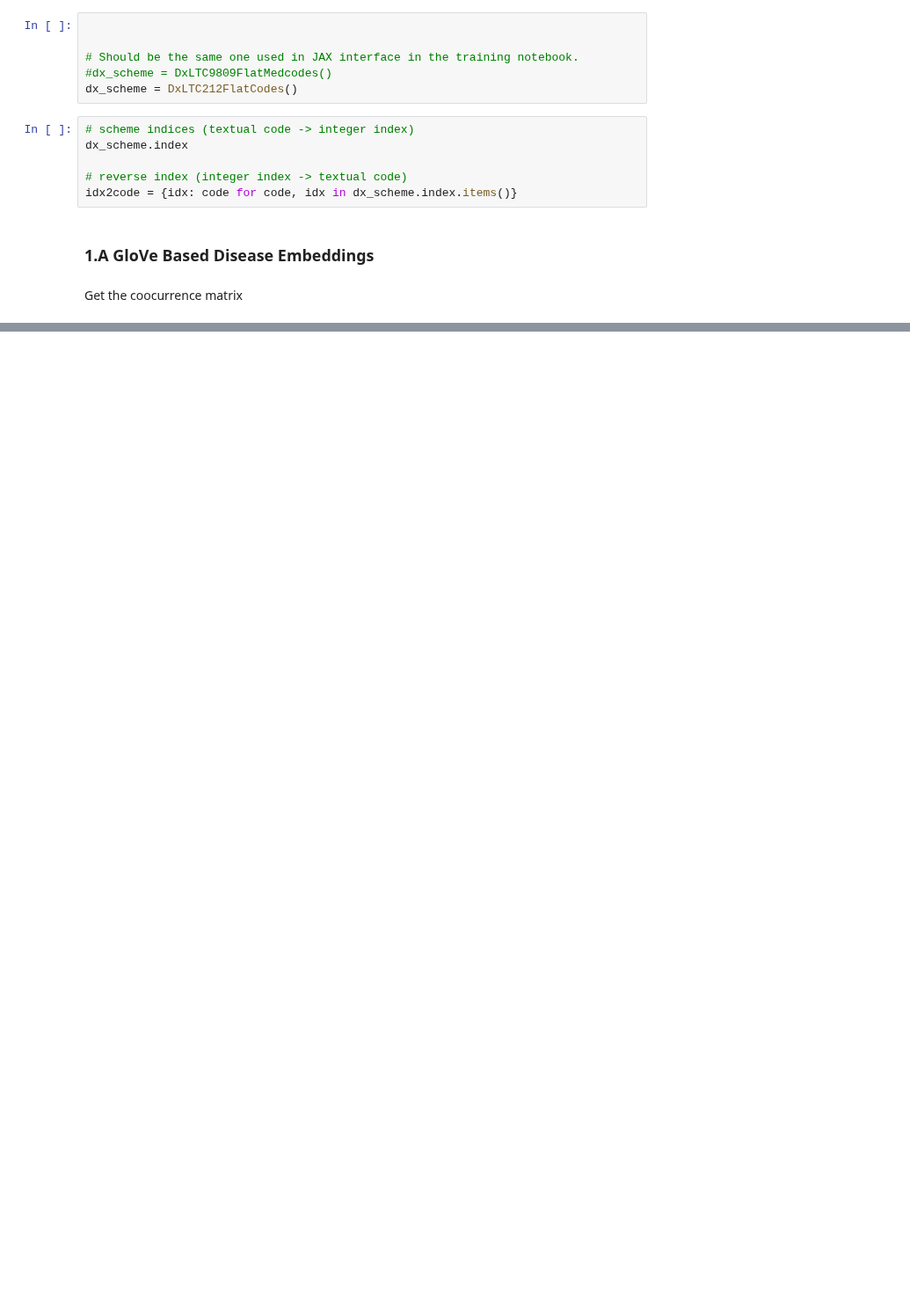
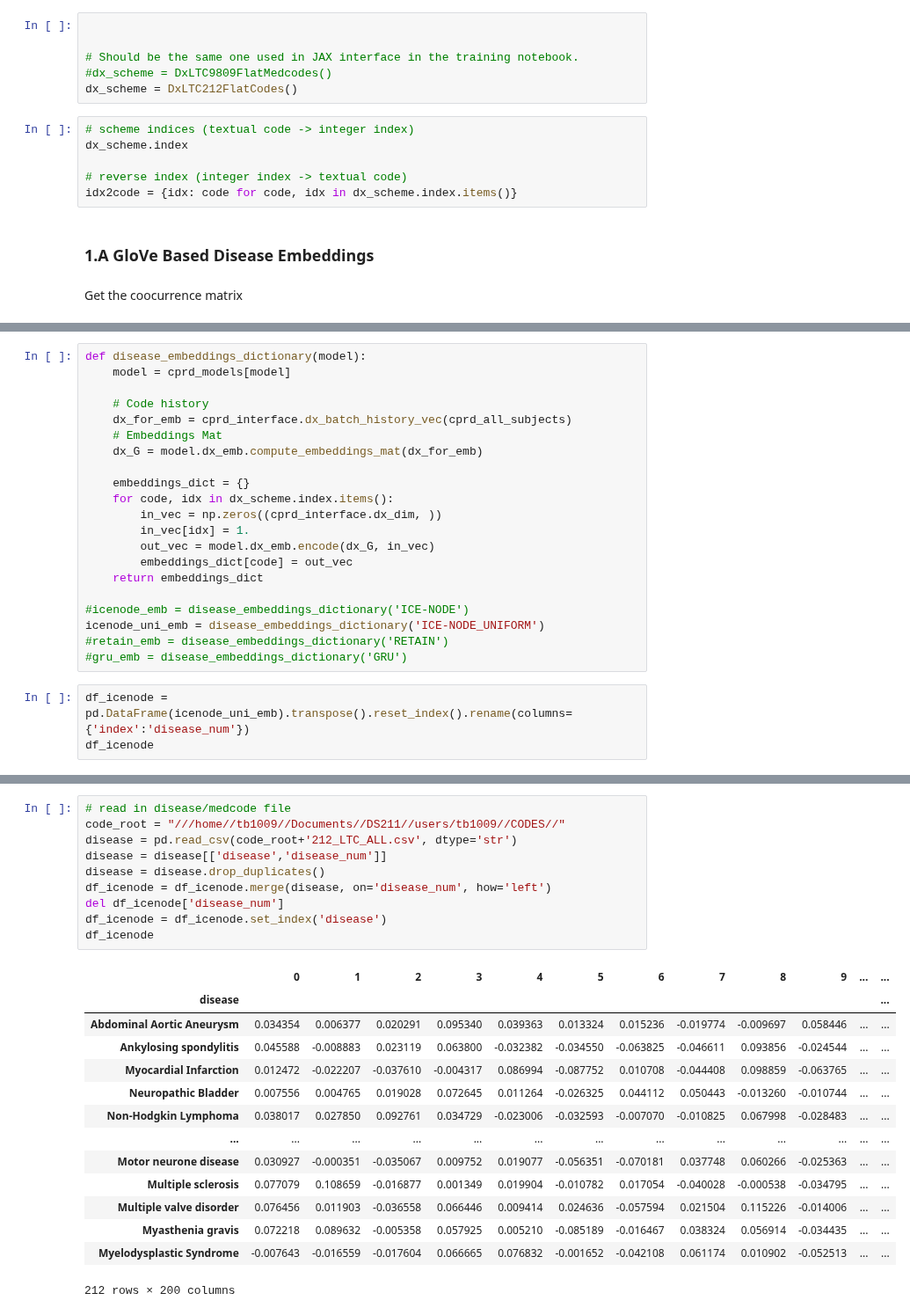
Before and after one commit to barahona-research-group/ICE-NODE, a Jupyter notebook: notebooks/cprd2_dx_clustering-Tom.ipynb, the cells around one changed output, grey strips where cells are left out. Shown at 88% size. Cells and saved outputs as stored; diff of their text form; blank space fills up the shorter version.

```diff
--- a/notebooks/cprd2_dx_clustering-Tom.ipynb
+++ b/notebooks/cprd2_dx_clustering-Tom.ipynb
@@ -257,0 +280,24 @@ TODO
+# %%
+def disease_embeddings_dictionary(model):
+    model = cprd_models[model]
+
+    # Code history
+    dx_for_emb = cprd_interface.dx_batch_history_vec(cprd_all_subjects)
+    # Embeddings Mat
+    dx_G = model.dx_emb.compute_embeddings_mat(dx_for_emb)
+
+    embeddings_dict = {}
+    for code, idx in dx_scheme.index.items():
+        in_vec = np.zeros((cprd_interface.dx_dim, ))
+        in_vec[idx] = 1.
+        out_vec = model.dx_emb.encode(dx_G, in_vec)
+        embeddings_dict[code] = out_vec
+    return embeddings_dict
+
+#icenode_emb = disease_embeddings_dictionary('ICE-NODE')
+icenode_uni_emb = disease_embeddings_dictionary('ICE-NODE_UNIFORM')
+#retain_emb = disease_embeddings_dictionary('RETAIN')
+#gru_emb = disease_embeddings_dictionary('GRU')
+# %%
+df_icenode = pd.DataFrame(icenode_uni_emb).transpose().reset_index().rename(columns={'index':'disease_num'})
+df_icenode
@@ -257,0 +318,25 @@ TODO
+# %%
+# read in disease/medcode file
+code_root = "///home//tb1009//Documents//DS211//users/tb1009//CODES//"
+disease = pd.read_csv(code_root+'212_LTC_ALL.csv', dtype='str')
+disease = disease[['disease','disease_num']]
+disease = disease.drop_duplicates()
+df_icenode = df_icenode.merge(disease, on='disease_num', how='left')
+del df_icenode['disease_num']
+df_icenode = df_icenode.set_index('disease')
+df_icenode
+# %% [output]
+|  | 0 | 1 | 2 | 3 | 4 | 5 | 6 | 7 | 8 | 9 | ... | ... |
+| disease |  |  |  |  |  |  |  |  |  |  |  | ... |
+| Abdominal Aortic Aneurysm | 0.034354 | 0.006377 | 0.020291 | 0.095340 | 0.039363 | 0.013324 | 0.015236 | -0.019774 | -0.009697 | 0.058446 | ... | ... |
+| Ankylosing spondylitis | 0.045588 | -0.008883 | 0.023119 | 0.063800 | -0.032382 | -0.034550 | -0.063825 | -0.046611 | 0.093856 | -0.024544 | ... | ... |
+| Myocardial Infarction | 0.012472 | -0.022207 | -0.037610 | -0.004317 | 0.086994 | -0.087752 | 0.010708 | -0.044408 | 0.098859 | -0.063765 | ... | ... |
+| Neuropathic Bladder | 0.007556 | 0.004765 | 0.019028 | 0.072645 | 0.011264 | -0.026325 | 0.044112 | 0.050443 | -0.013260 | -0.010744 | ... | ... |
+| Non-Hodgkin Lymphoma | 0.038017 | 0.027850 | 0.092761 | 0.034729 | -0.023006 | -0.032593 | -0.007070 | -0.010825 | 0.067998 | -0.028483 | ... | ... |
+| ... | ... | ... | ... | ... | ... | ... | ... | ... | ... | ... | ... | ... |
+| Motor neurone disease | 0.030927 | -0.000351 | -0.035067 | 0.009752 | 0.019077 | -0.056351 | -0.070181 | 0.037748 | 0.060266 | -0.025363 | ... | ... |
+| Multiple sclerosis | 0.077079 | 0.108659 | -0.016877 | 0.001349 | 0.019904 | -0.010782 | 0.017054 | -0.040028 | -0.000538 | -0.034795 | ... | ... |
+| Multiple valve disorder | 0.076456 | 0.011903 | -0.036558 | 0.066446 | 0.009414 | 0.024636 | -0.057594 | 0.021504 | 0.115226 | -0.014006 | ... | ... |
+| Myasthenia gravis | 0.072218 | 0.089632 | -0.005358 | 0.057925 | 0.005210 | -0.085189 | -0.016467 | 0.038324 | 0.056914 | -0.034435 | ... | ... |
+| Myelodysplastic Syndrome | -0.007643 | -0.016559 | -0.017604 | 0.066665 | 0.076832 | -0.001652 | -0.042108 | 0.061174 | 0.010902 | -0.052513 | ... | ... |
+212 rows × 200 columns
```
Also changed, not shown: parts of 39 cells of this notebook, 2 other files.
